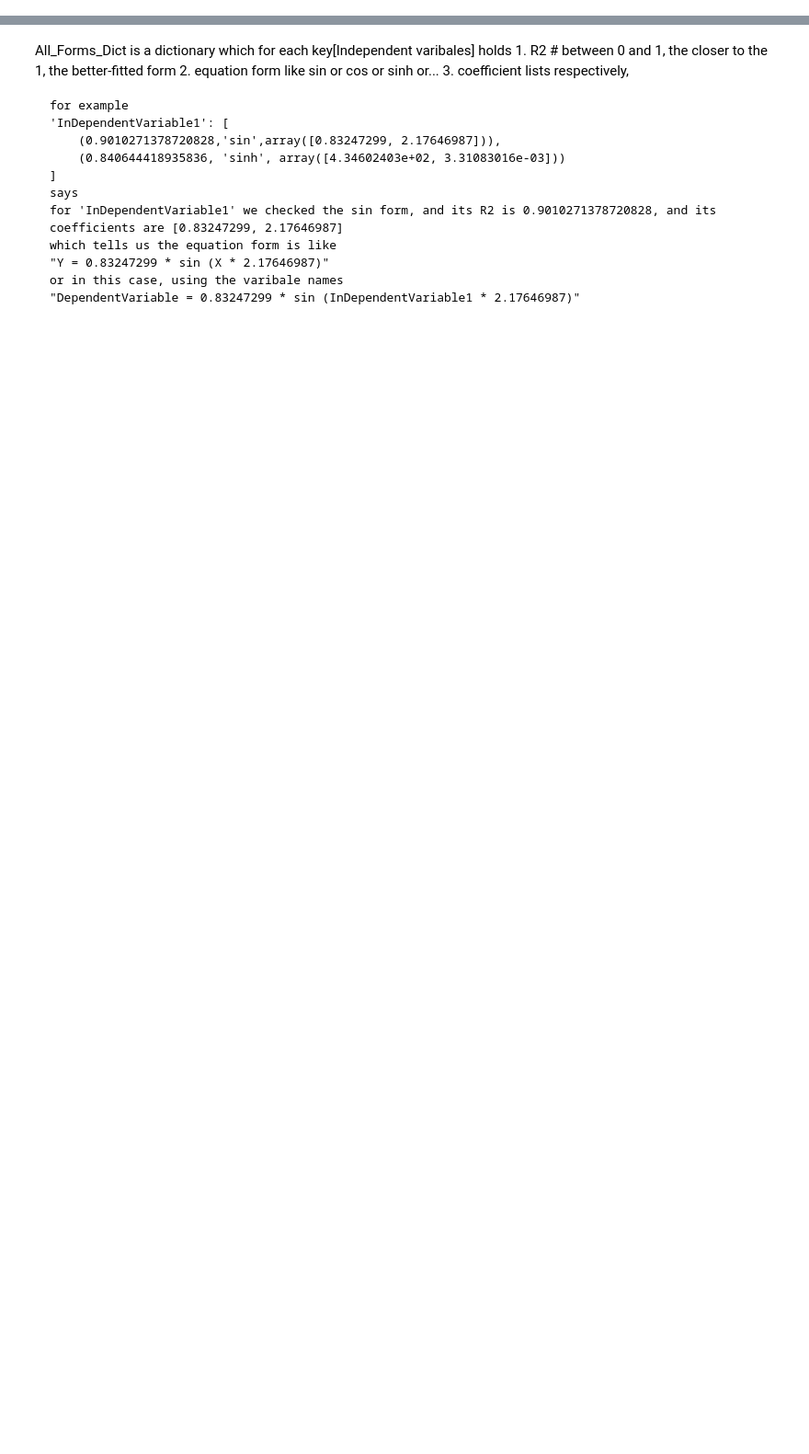
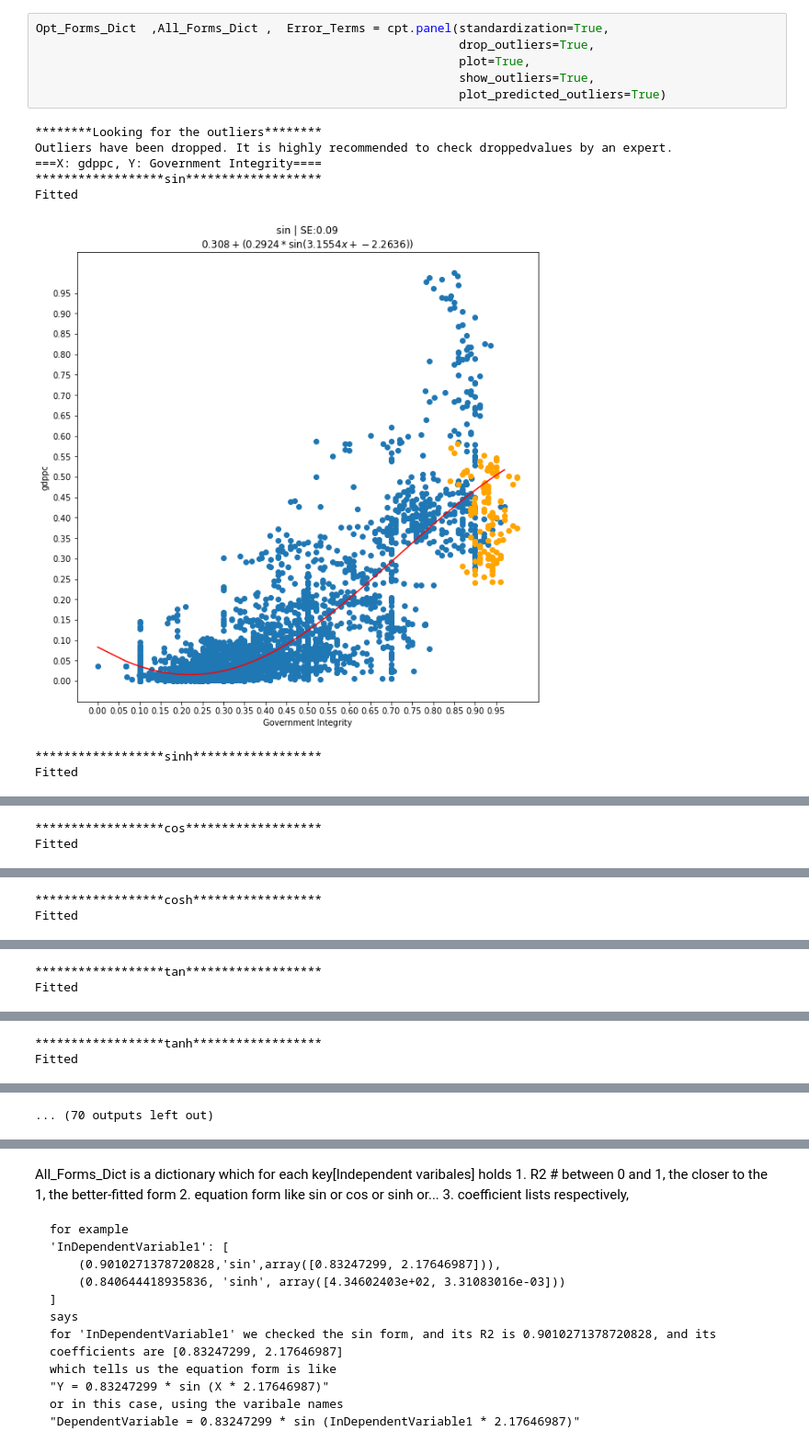
Before and after one commit to ElsevierSoftwareX/SOFTX-D-22-00443, a Jupyter notebook: Document.ipynb, the cells around one changed output, grey strips where cells are left out. Shown at 92% size. Cells and saved outputs as stored; diff of their text form; blank space fills up the shorter version.

```diff
--- a/Document.ipynb
+++ b/Document.ipynb
@@ -82,0 +240,15 @@ Opt_Forms_Dict is a dictionary which for each key[Independent varibales] holds
+# %%
+Opt_Forms_Dict  ,All_Forms_Dict ,  Error_Terms = cpt.panel(standardization=True,
+                                                           drop_outliers=True,
+                                                           plot=True,
+                                                           show_outliers=True,
+                                                           plot_predicted_outliers=True)
+# %% [output]
+********Looking for the outliers********
+Outliers have been dropped. It is highly recommended to check droppedvalues by an expert.
+===X: gdppc, Y: Government Integrity====
+******************sin*******************
+Fitted
+[figure, added]
+******************sinh******************
+Fitted
@@ -82,0 +256,2 @@ Opt_Forms_Dict is a dictionary which for each key[Independent varibales] holds
+******************cos*******************
+Fitted
@@ -82,0 +259,2 @@ Opt_Forms_Dict is a dictionary which for each key[Independent varibales] holds
+******************cosh******************
+Fitted
@@ -82,0 +262,2 @@ Opt_Forms_Dict is a dictionary which for each key[Independent varibales] holds
+******************tan*******************
+Fitted
@@ -82,0 +265,2 @@ Opt_Forms_Dict is a dictionary which for each key[Independent varibales] holds
+******************tanh******************
+Fitted
@@ -82,0 +268 @@ Opt_Forms_Dict is a dictionary which for each key[Independent varibales] holds
+... (70 outputs left out)
```
Also changed, not shown: parts of 49 cells of this notebook, 6 other files.
